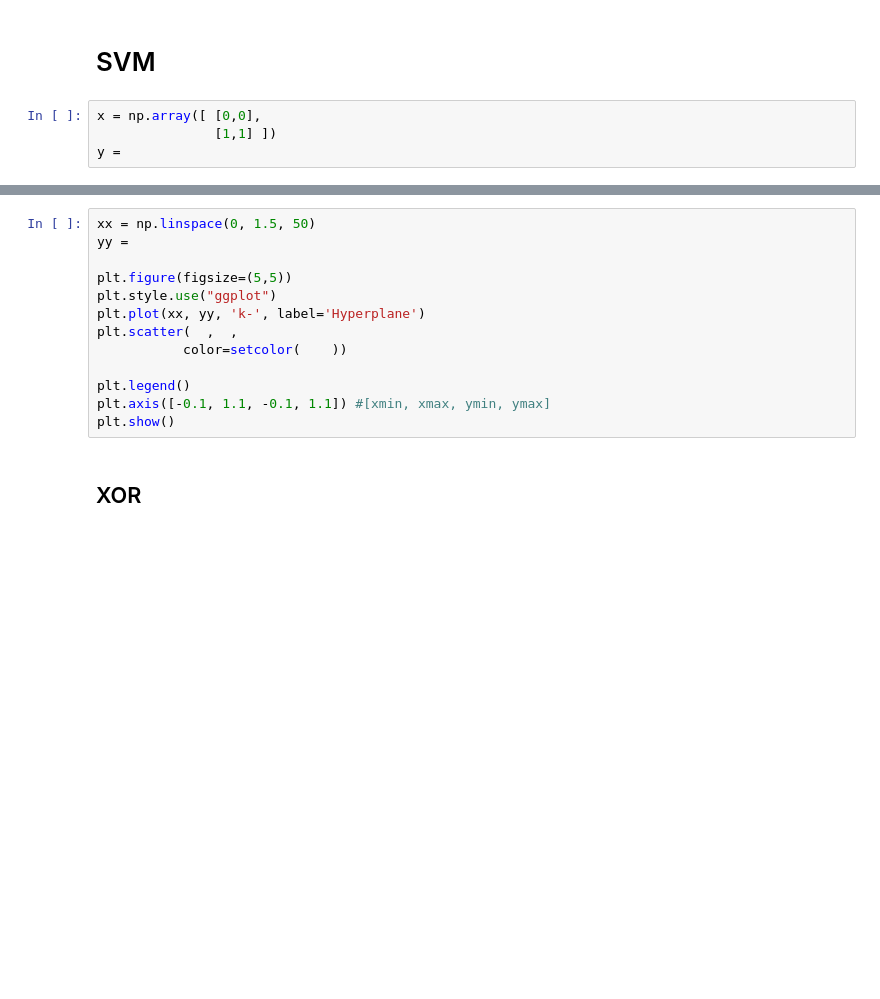
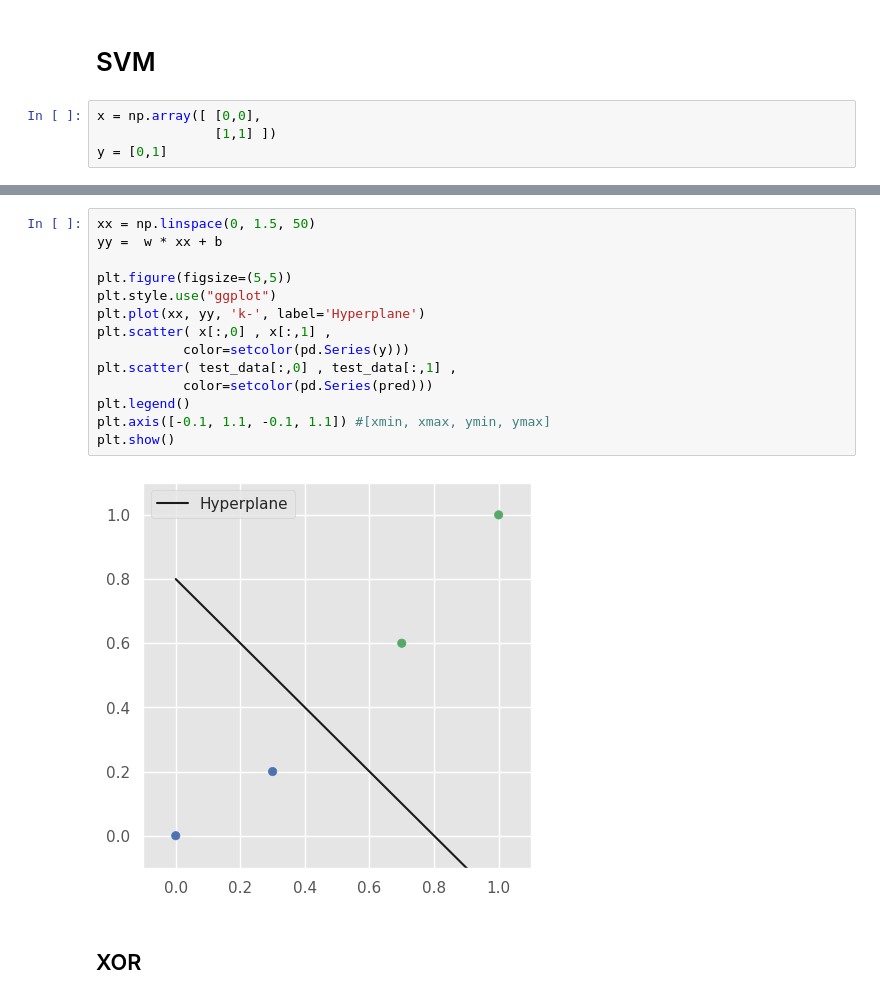
Before and after one commit to gymnopedy01/ictis-2023-ai, a Jupyter notebook: 다운로드/배포_ML_분류.ipynb, the cells around one changed output, grey strips where cells are left out. Saved outputs shown, nothing was run; the diff lists cells and outputs as text; blank space fills up the shorter version.

```diff
--- a/다운로드/배포_ML_분류.ipynb
+++ b/다운로드/배포_ML_분류.ipynb
@@ -44,4 +91,4 @@ plt.show()
 # %%
 x = np.array([ [0,0],
                [1,1] ])
-y =
+y = [0,1]
@@ -57,16 +123,19 @@ print('기울기:', w, '\ny절편:', b)
 # %%
 xx = np.linspace(0, 1.5, 50)
-yy =
+yy =  w * xx + b
 
 plt.figure(figsize=(5,5))
 plt.style.use("ggplot")
 plt.plot(xx, yy, 'k-', label='Hyperplane')
-plt.scatter(  ,  ,
-           color=setcolor(    ))
-
+plt.scatter( x[:,0] , x[:,1] ,
+           color=setcolor(pd.Series(y)))
+plt.scatter( test_data[:,0] , test_data[:,1] ,
+           color=setcolor(pd.Series(pred)))
 plt.legend()
 plt.axis([-0.1, 1.1, -0.1, 1.1]) #[xmin, xmax, ymin, ymax]
 plt.show()
+# %% [output]
+[figure, added]
 # %% [markdown]
 ## XOR
 # %%
```
Also changed, not shown: parts of 16 cells of this notebook.
